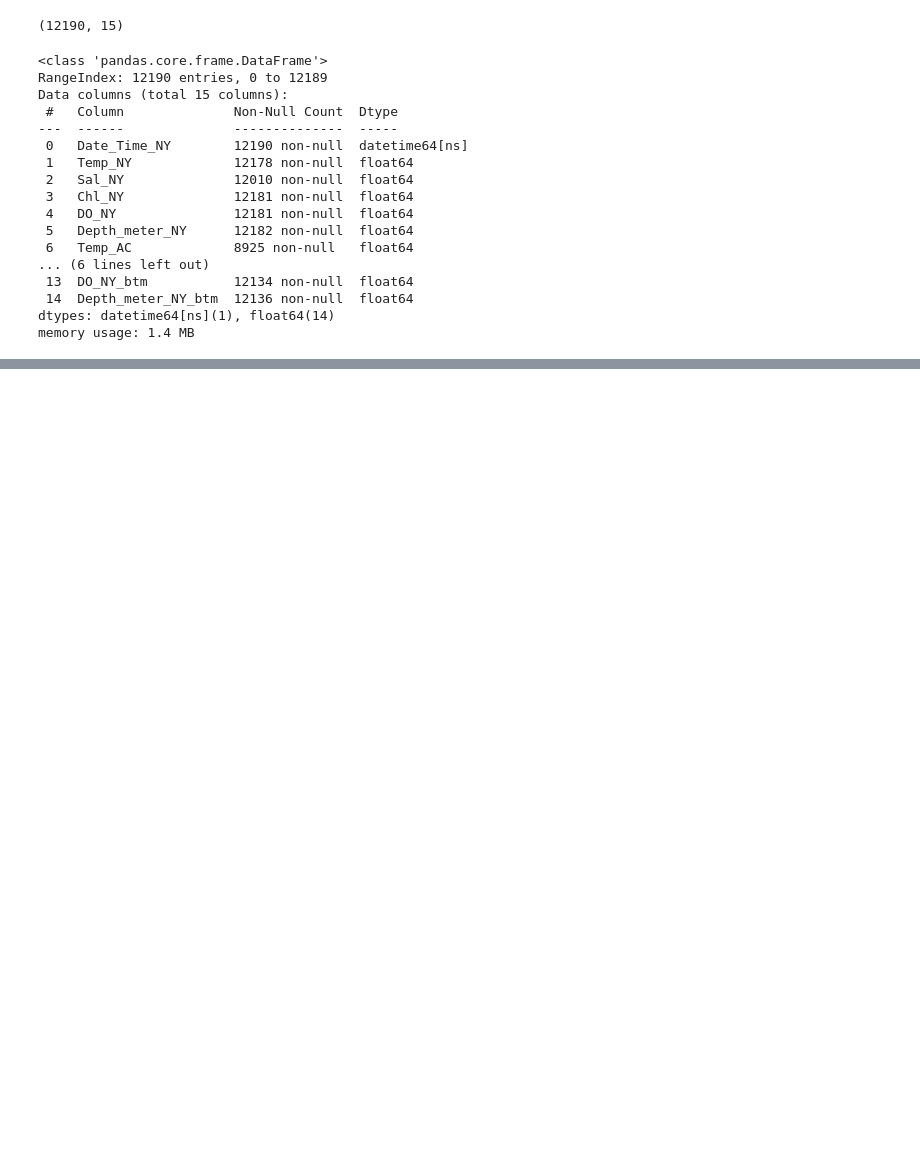
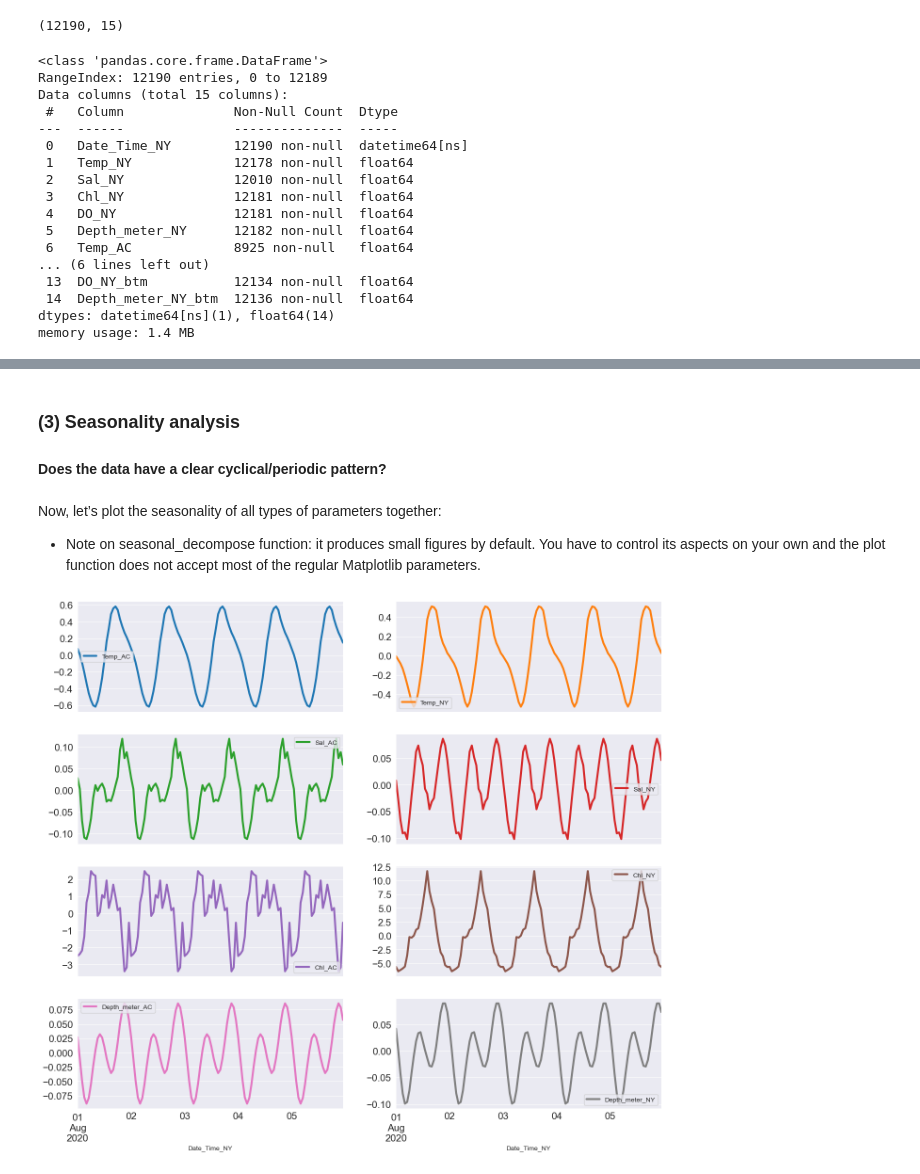
Before and after one commit to Zhu-Yifan/Lafayette_River_Time_Series_Analysis, a Jupyter notebook: notebooks/Time_Series_Analysis.ipynb, the cells around one changed output, grey strips where cells are left out. Drawn from its saved outputs; the diff is of its cells as text; code cells hidden in the pictures; blank space fills up the shorter version.

```diff
--- a/notebooks/Time_Series_Analysis.ipynb
+++ b/notebooks/Time_Series_Analysis.ipynb
@@ -83,0 +108,27 @@ plt.show()
+# %% [markdown]
+### (3) Seasonality analysis
+#### Does the data have a clear cyclical/periodic pattern?
+# %%
+import statsmodels.api as sm
+from matplotlib import rcParams
+data = data.set_index('Date_Time_NY')
+# %% [markdown]
+Now, let’s plot the seasonality of all types of parameters together:
+* Note on seasonal_decompose function: it produces small figures by default. You have to control its aspects on your own and the plot function does not accept most of the regular Matplotlib parameters.
+# %%
+# Init empty dict to store decompose results
+seasonality_dict = {}
+
+for ts in data.columns:
+    resampled_data = data[ts].resample('H').mean().fillna(method='ffill')
+    decompositions = sm.tsa.seasonal_decompose(resampled_data)
+    # Store the results back
+    seasonality_dict[ts] = decompositions.seasonal
+
+# Plot
+rcParams["figure.figsize"] = 16, 14
+pd.DataFrame(seasonality_dict)["Aug-01-2020":"Aug-05-2020"].plot(
+    subplots=True, layout=(4, 2), linewidth=3, fontsize=15)
+plt.show()
+# %% [output]
+[figure, added]
```
Also changed, not shown: parts of 19 cells of this notebook.
